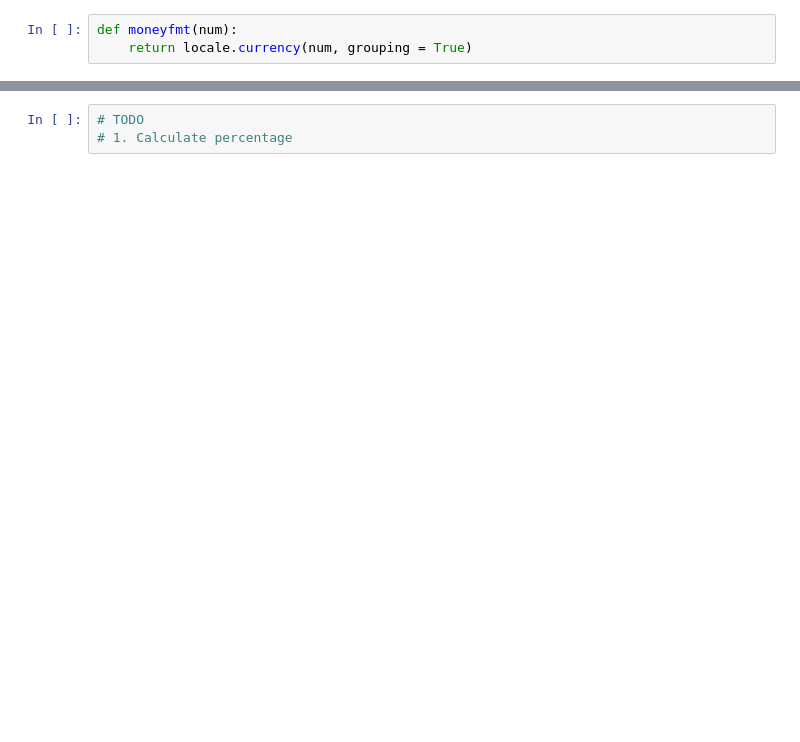
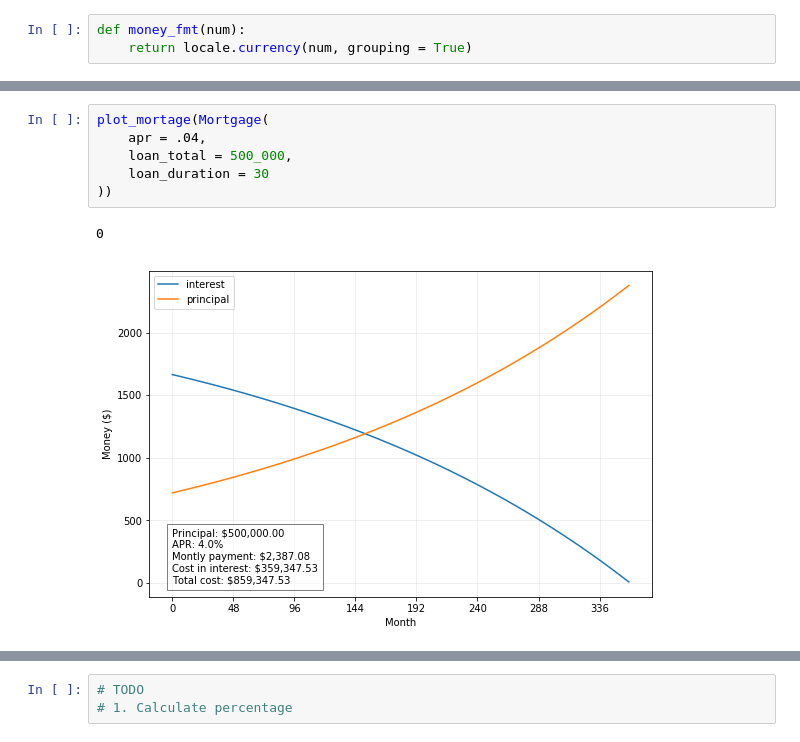
Before and after one commit to rednebmas/mortgage, a Jupyter notebook: Mortgage.ipynb, the cells around one changed output, grey strips where cells are left out. Drawn from its saved outputs; the diff is of its cells as text; blank space fills up the shorter version.

```diff
--- a/Mortgage.ipynb
+++ b/Mortgage.ipynb
@@ -17,5 +18,5 @@ import locale
 locale.setlocale(locale.LC_ALL, '')
 import matplotlib.pyplot as plt
 # %%
-def moneyfmt(num):
+def money_fmt(num):
     return locale.currency(num, grouping = True)
@@ -82,0 +55,9 @@ Total: $859,347.56
+# %%
+plot_mortage(Mortgage(
+    apr = .04,
+    loan_total = 500_000,
+    loan_duration = 30
+))
+# %% [output]
+0
+[figure, added]
```
Also changed, not shown: parts of 7 cells of this notebook, 2 other files.
